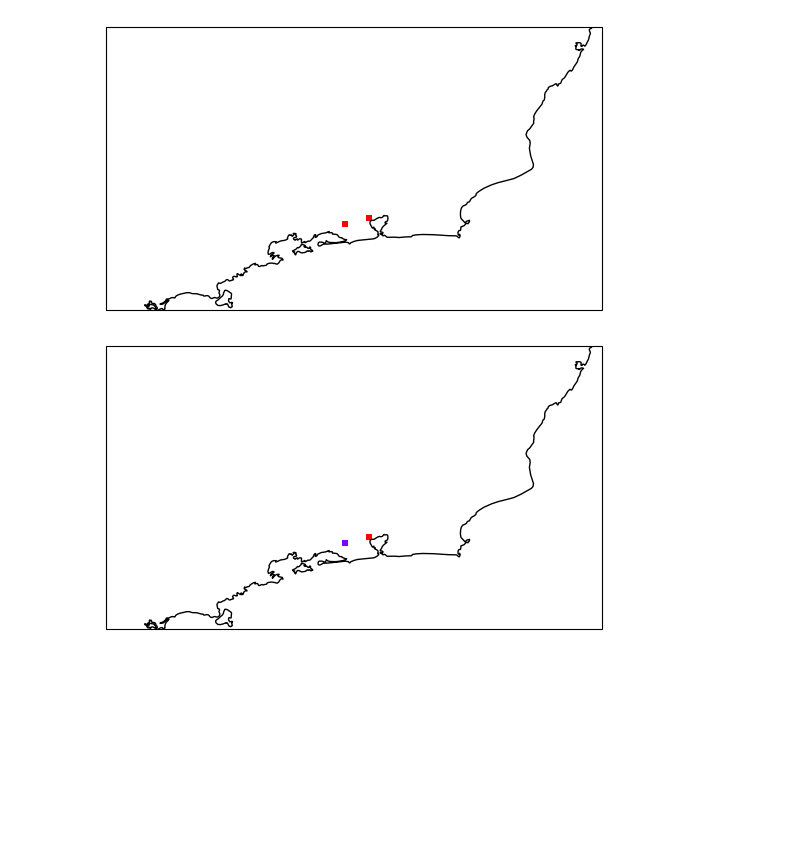
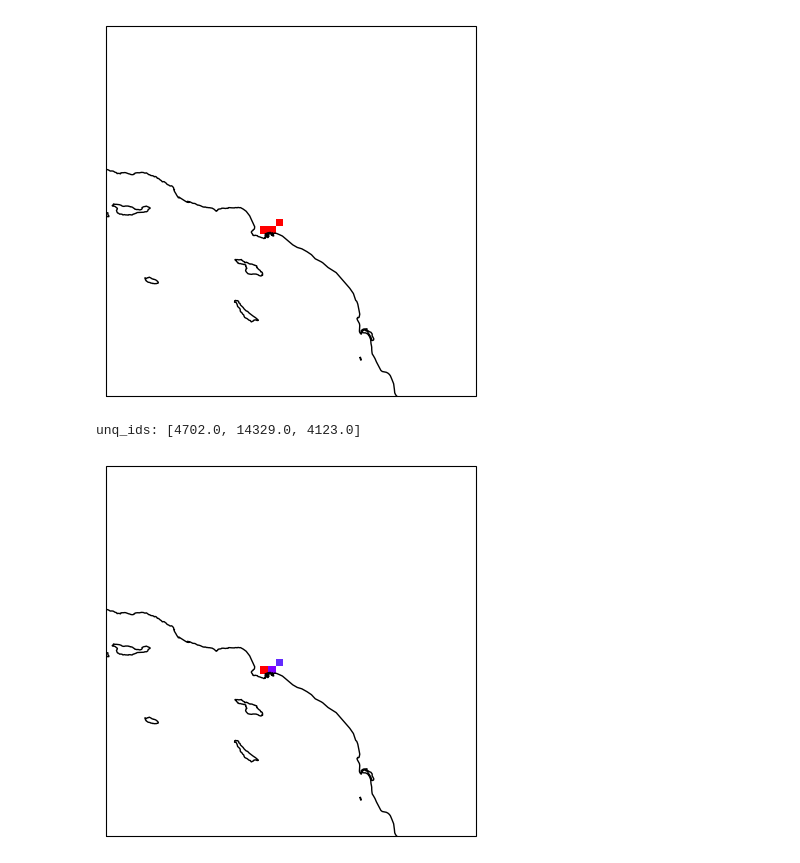
Before and after one commit to HalKiyo/h08_urban, a Jupyter notebook: region/pst/riodejaneiro/jogesui_check_riodejaneiro.ipynb, the cells around one changed output. Saved outputs shown, nothing was run; the diff lists cells and outputs as text; code cells hidden in the pictures; blank space fills up the shorter version.

Commit message:
gesui + intake bug fixed

```diff
--- a/region/pst/riodejaneiro/jogesui_check_riodejaneiro.ipynb
+++ b/region/pst/riodejaneiro/jogesui_check_riodejaneiro.ipynb
@@ -73,8 +73,8 @@ def draw_mask_sotowaku(extent, mask_cropped, ax=None, sotowaku_color='#dc143c',
 rgndir = '/mnt/c/Users/tsimk/Downloads/dotfiles/h08/region'
 glbdir = '/mnt/c/Users/tsimk/Downloads/dotfiles/h08/global_city'
 #
-city_num = 16
-tag = '.ro5'
+city_num = 17
+tag = '.ls5'
 #
 resolution = 12
 POP='vld_cty_'
@@ -84,10 +84,10 @@ dtype = 'float32'
 gl5shape = (2160, 4320)
 #
 # region
-left = -47
-right = -40
-bottom = -24
-top = -20
+left = -120
+right = -116
+bottom = 32
+top = 36
 #
 nx, ny = (right - left)*resolution, (top - bottom)*resolution
 rgnshape = (ny, nx)
@@ -140,22 +140,25 @@ ax.coastlines()
 gesui_cmap = plt.cm.colors.ListedColormap(['white', 'red'])
 im = ax.imshow(gesui_cropped, extent=img_extent, transform=projection, cmap=gesui_cmap)
 # %% [output]
-[figure, old version]
+[figure, new version]
 # %%
 # rivnum file
 rivnum = np.fromfile(f'{rgndir}/dat/riv_num_/rivnum.CAMA{tag}', dtype='float32').reshape(rgnshape)
 
 # gesui rivnum
 gesui_rivnum = np.where(gesui_cropped == 1, rivnum, 0)
 gesui_rivnum = np.ma.masked_where(gesui_rivnum == 0, gesui_rivnum)
+tmp = gesui_rivnum.flatten()
+print(f'unq_ids: {[i for i in tmp if i > 0]}')
 
 projection = ccrs.PlateCarree(central_longitude=0)
 fig = plt.figure()
 ax = plt.subplot(projection=projection)
 ax.coastlines()
 im = ax.imshow(gesui_rivnum, extent=img_extent, transform=projection, cmap='rainbow')
 # %% [output]
+unq_ids: [4702.0, 14329.0, 4123.0]
-[figure, old version]
+[figure, new version]
 # %%
 # rivnxl file
 rivmou = np.fromfile(f'{rgndir}/dat/riv_mou_/rivmou.CAMA{tag}', dtype='float32').reshape(rgnshape)
```
Also changed, not shown: parts of 10 cells of this notebook.
